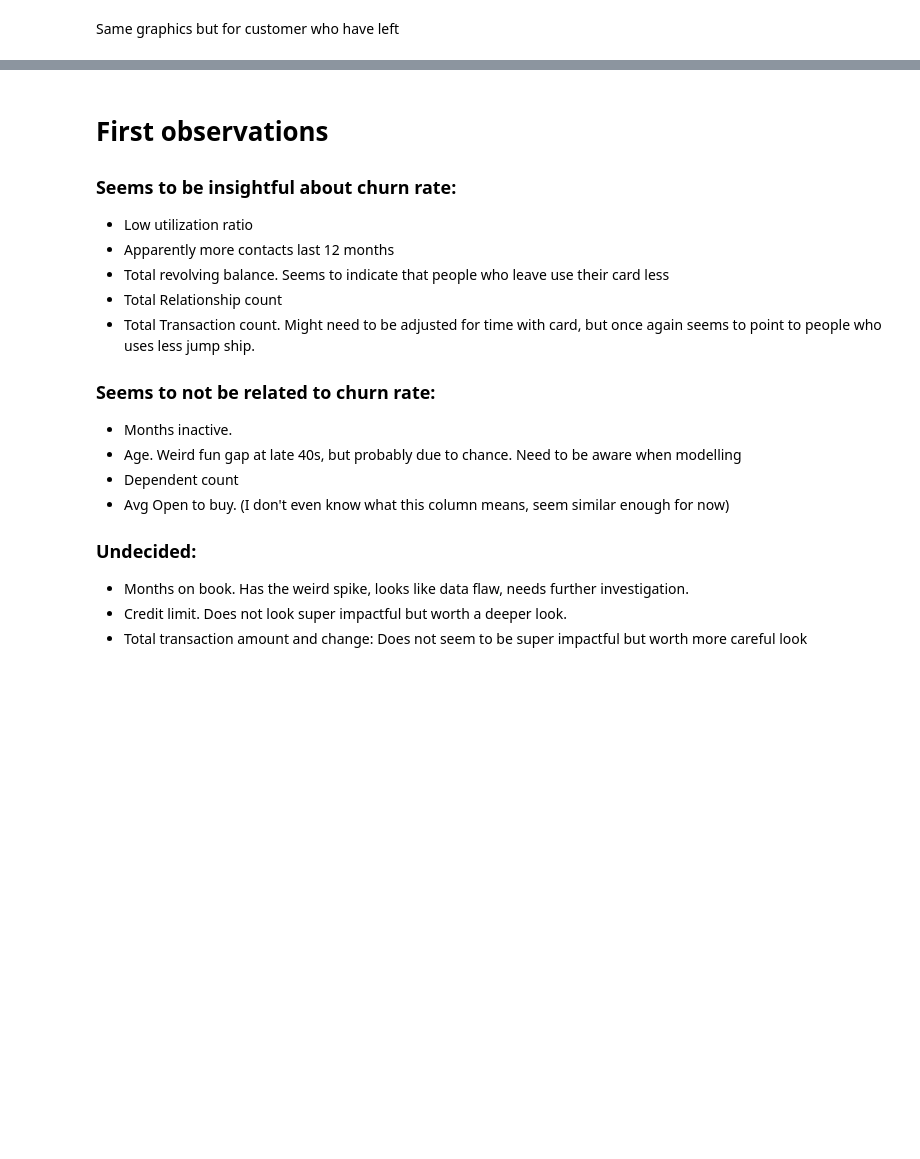
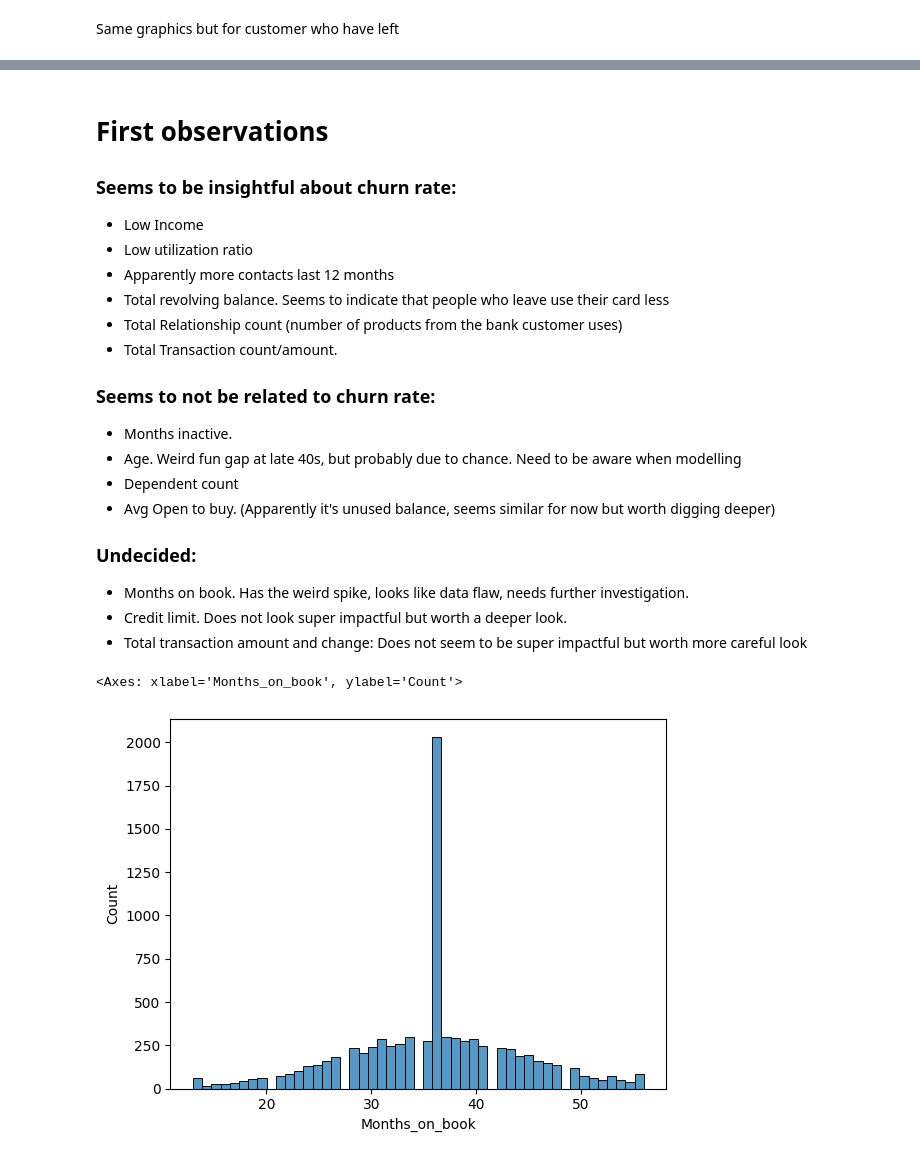
Before and after one commit to henrique-rauen/credit_card, a Jupyter notebook: Explorations.ipynb, the cells around one changed output, grey strips where cells are left out. Cells and saved outputs as stored; diff of their text form; code cells hidden in the pictures; blank space fills up the shorter version.

```diff
--- a/Explorations.ipynb
+++ b/Explorations.ipynb
@@ -95,18 +121,19 @@ IndexError: list index out of range
 
 ### Seems to be insightful about churn rate:
 
+- Low Income
 - Low utilization ratio
 - Apparently more contacts last 12 months
 - Total revolving balance. Seems to indicate that people who leave use their card less
-- Total Relationship count
-- Total Transaction count. Might need to be adjusted for time with card, but once again seems to point to people who uses less jump ship.
+- Total Relationship count (number of products from the bank customer uses)
+- Total Transaction count/amount.
 
 ### Seems to not be related to churn rate:
 
 - Months inactive.
 - Age. Weird fun gap at late 40s, but probably due to chance. Need to be aware when modelling
 - Dependent count
-- Avg Open to buy. (I don't even know what this column means, seem similar enough for now)
+- Avg Open to buy. (Apparently it's unused balance, seems similar for now but worth digging deeper)
 
 
 ### Undecided:
@@ -114,3 +141,9 @@ IndexError: list index out of range
 - Months on book. Has the weird spike, looks like data flaw, needs further investigation.
 - Credit limit. Does not look super impactful but worth a deeper look.
 - Total transaction amount and change: Does not seem to be super impactful but worth more careful look
+# %%
+#Months on book, let's see if we can understand the spike at 3 years.
+sns.histplot(data=loyal["Months_on_book"])
+# %% [output]
+<Axes: xlabel='Months_on_book', ylabel='Count'>
+[figure, added]
```
Also changed, not shown: parts of 11 cells of this notebook.
